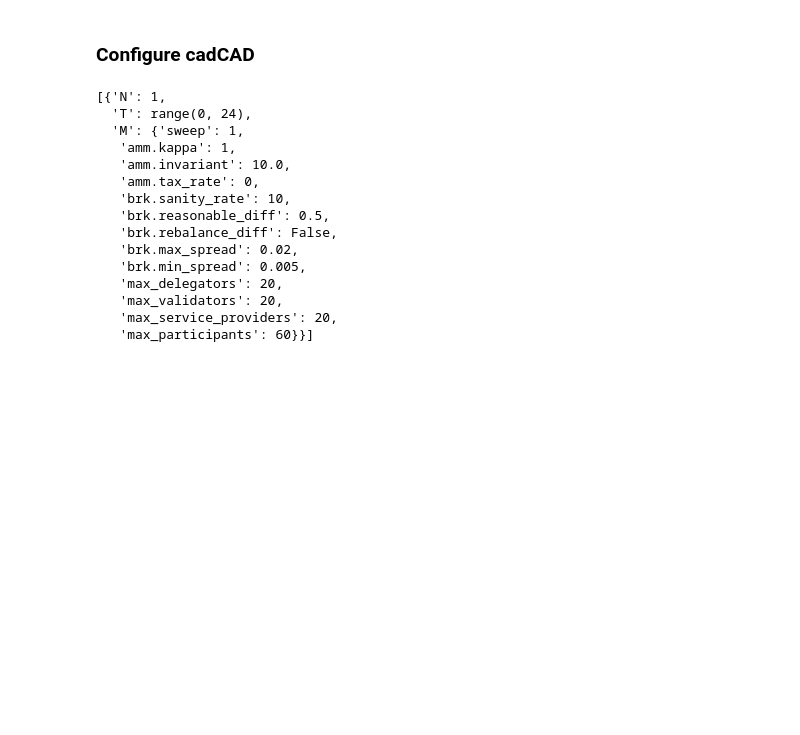
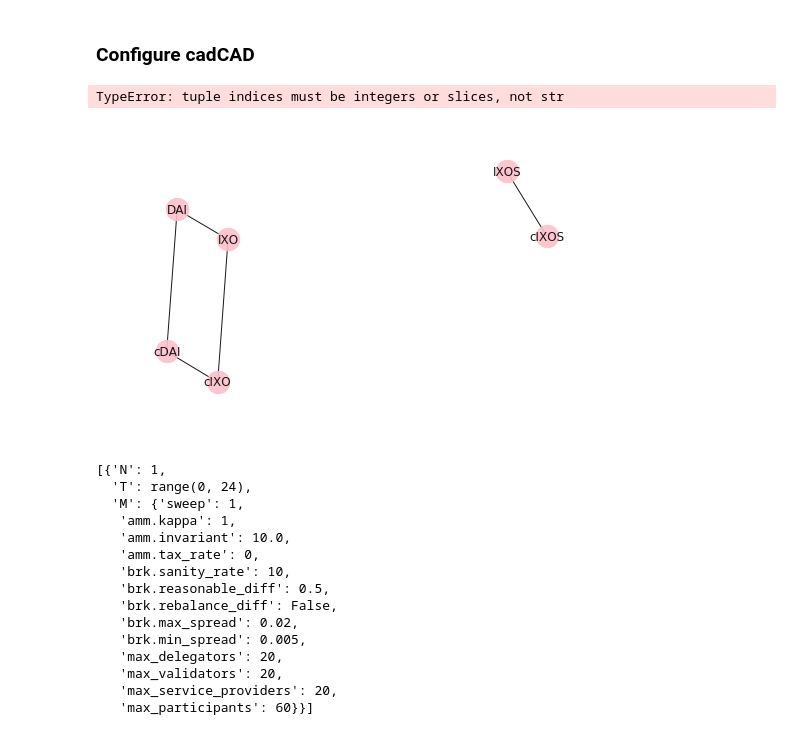
Before and after one commit to BenSchZA/ixo-liquidity-mechanism, a Jupyter notebook: ixo.ipynb, the cells around one changed output. Cells and saved outputs as stored; diff of their text form; code cells hidden in the pictures; blank space fills up the shorter version.

```diff
--- a/ixo.ipynb
+++ b/ixo.ipynb
@@ -633,5 +602,33 @@ def update_price(params, step, sL, s, _input):
 # %% [markdown]
 ### Configure cadCAD
+# %%
+# cadCAD Initial State
+#####################################################################
+network, color_map = initialize_network()
+pos = nx.spring_layout(network, k=0.15,iterations=20)
+
+plt.figure()
+nx.draw(
+    network, pos, edge_color='black', width=1, linewidths=1,
+    node_size=500, node_color='pink', alpha=0.9,
+    labels={node: node for node in network.nodes()})
+
+nx.draw_networkx_edge_labels(
+    network, pos,
+    edge_labels={edge: {edge: edge['_type']} for edge in network.edges()},
+    font_color='red')
+
+plt.axis('off')
+plt.show()
+
+#nx.draw_kamada_kawai(network, node_color=color_map, font_weight='bold', with_labels=True)
+
+initial_state.update({
+    'network': network,
+})
+# %% [output]
+TypeError: tuple indices must be integers or slices, not str
+[figure, added]
 # %%
 runs = 1 # Monte Carlo runs
 
```
Also changed, not shown: parts of 3 cells of this notebook.
